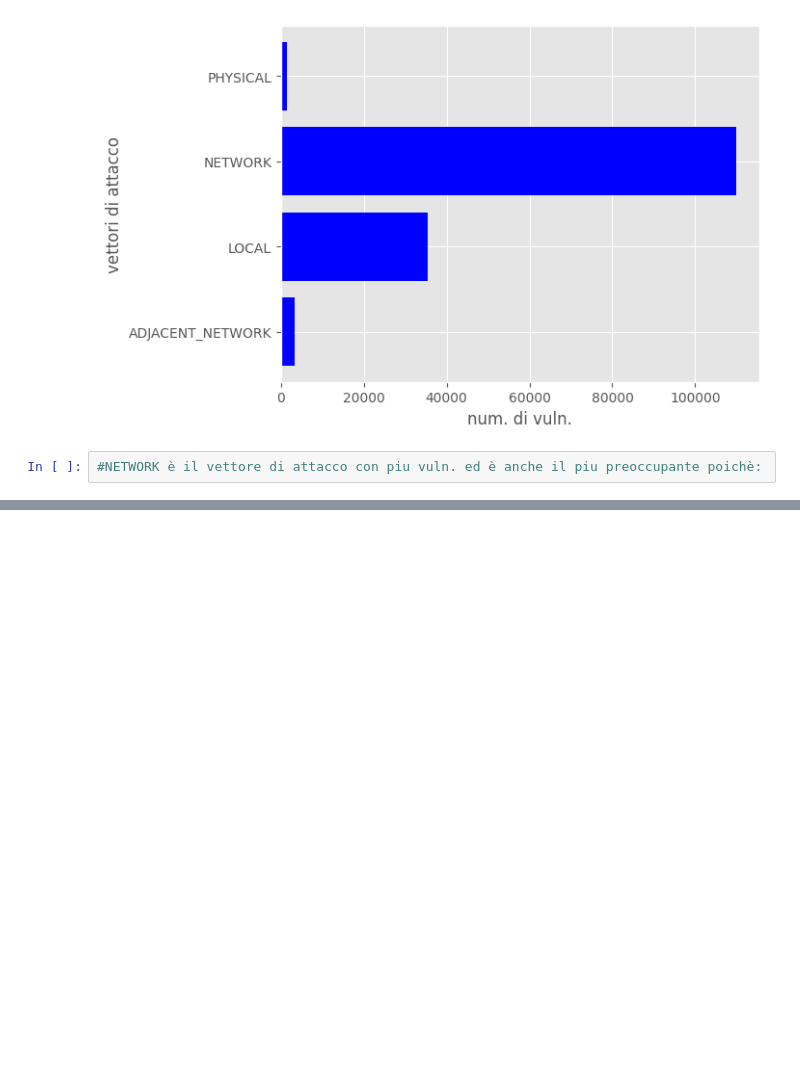
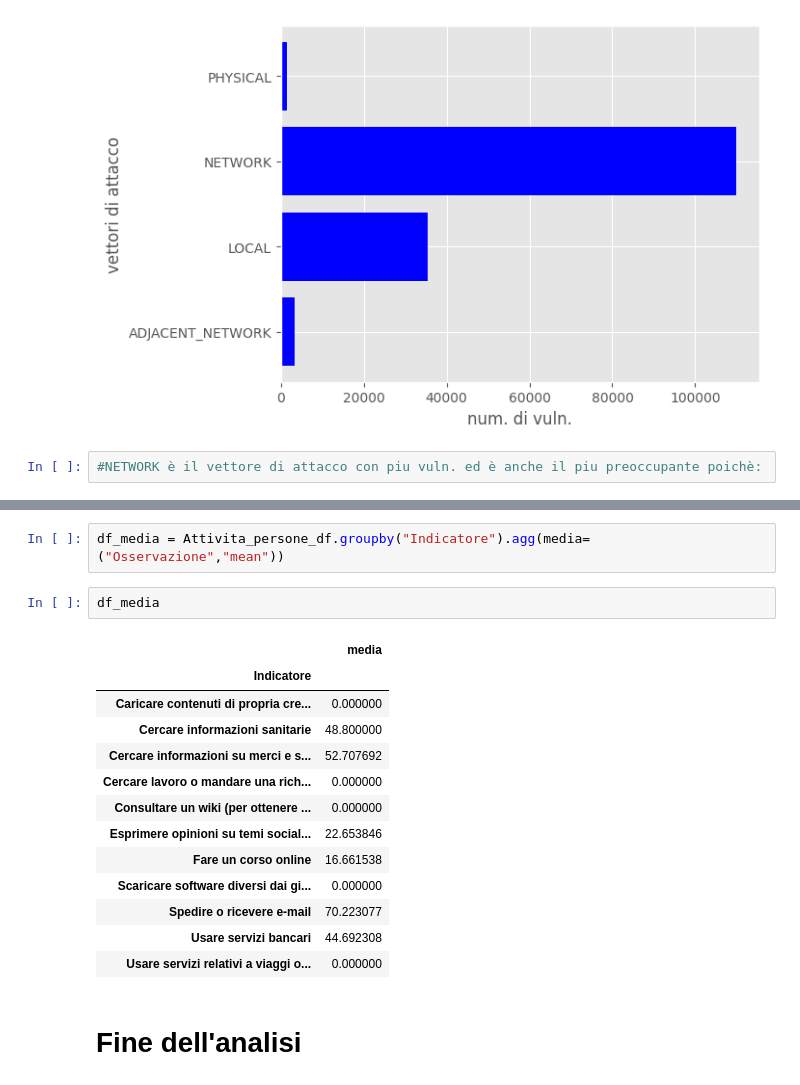
Before and after one commit to Darka3sS/Progetto_DS, a Jupyter notebook: EDA.ipynb, the cells around one changed output, grey strips where cells are left out. Drawn from its saved outputs; the diff is of its cells as text; blank space fills up the shorter version.

```diff
--- a/EDA.ipynb
+++ b/EDA.ipynb
@@ -383,0 +438,20 @@ plt.show()
+# %%
+df_media = Attivita_persone_df.groupby("Indicatore").agg(media=("Osservazione","mean"))
+# %%
+df_media
+# %% [output]
+|  | media |
+| Indicatore |  |
+| Caricare contenuti di propria cre... | 0.000000 |
+| Cercare informazioni sanitarie | 48.800000 |
+| Cercare informazioni su merci e s... | 52.707692 |
+| Cercare lavoro o mandare una rich... | 0.000000 |
+| Consultare un wiki (per ottenere ... | 0.000000 |
+| Esprimere opinioni su temi social... | 22.653846 |
+| Fare un corso online | 16.661538 |
+| Scaricare software diversi dai gi... | 0.000000 |
+| Spedire o ricevere e-mail | 70.223077 |
+| Usare servizi bancari | 44.692308 |
+| Usare servizi relativi a viaggi o... | 0.000000 |
+# %% [markdown]
+# Fine dell'analisi
```
Also changed, not shown: parts of 10 cells of this notebook, 2 other files.
